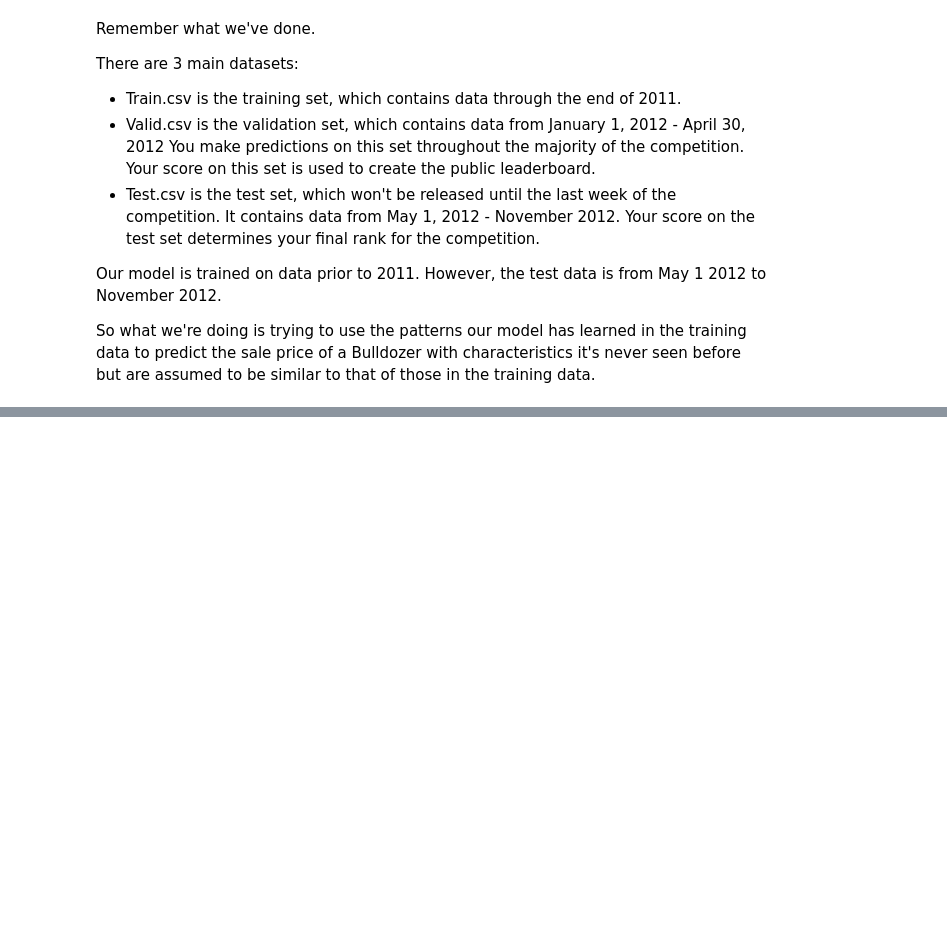
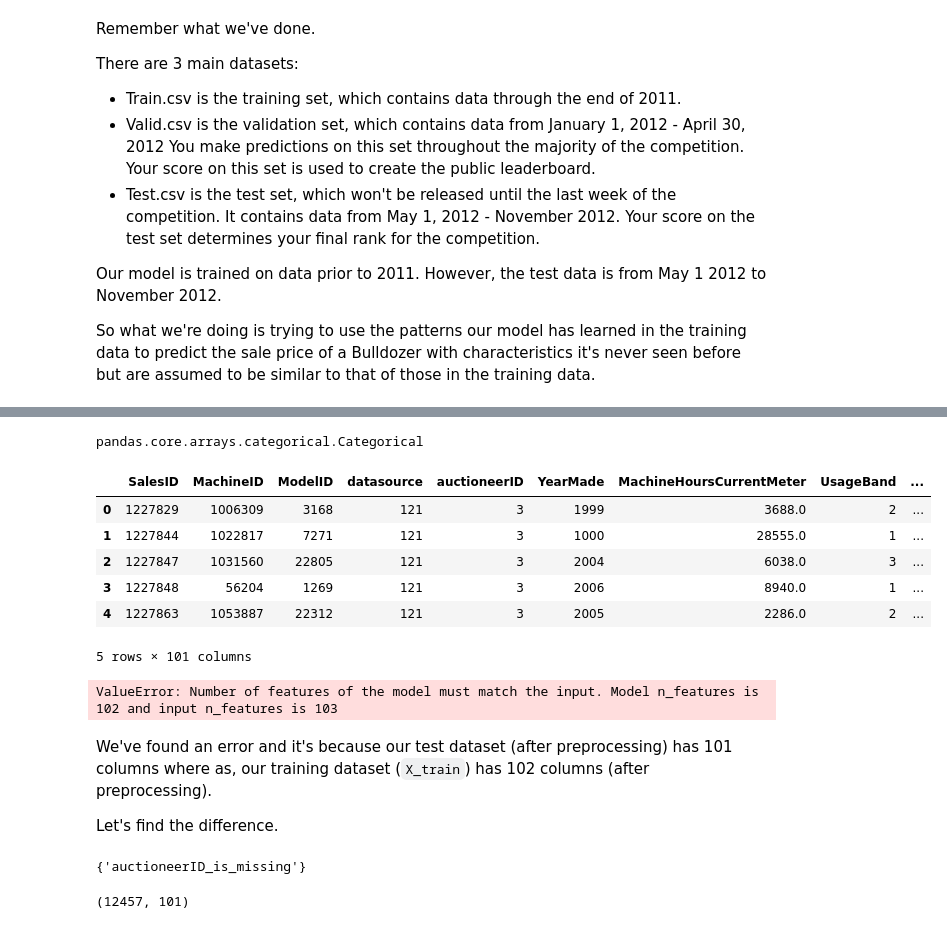
Before and after one commit to Shubhranshu-Malhotra/Bulldozer-Price-Regression-Project, a Jupyter notebook: Bulldozer-Price-Prediction-Modelling_and_experimentation.ipynb, the cells around one changed output, grey strips where cells are left out. Drawn from its saved outputs; the diff is of its cells as text; code cells hidden in the pictures; blank space fills up the shorter version.

Commit message:
Test pridictions done

```diff
--- a/Bulldozer-Price-Prediction-Modelling_and_experimentation.ipynb
+++ b/Bulldozer-Price-Prediction-Modelling_and_experimentation.ipynb
@@ -2307,0 +2375,62 @@ ideal_model.predict(df_test)
+# %%
+def preprocess_data(df):
+    """
+    Returns the preprocessesed the data in required format.
+    """
+     # Add datetime parameters for saledate
+    df["saleYear"] = df.saledate.dt.year
+    df["saleMonth"] = df.saledate.dt.month
+    df["saleDay"] = df.saledate.dt.day
+    df["saleDayOfWeek"] = df.saledate.dt.dayofweek
+    df["saleDayOfYear"] = df.saledate.dt.dayofyear
+
+    # drop the original 'saledate' column
+    df.drop("saledate", axis=1, inplace=True)
+
+    # Fill numeric rows with the median
+    for label, content in df.items():
+        if pd.api.types.is_numeric_dtype(content):
+            if pd.isnull(content).sum():
+                df[label+"_is_missing"] = pd.isnull(content)
+                df[label] = content.fillna(content.median())
+
+        # Turn categorical variables into numbers
+        # We didn't separately convert strings to categories first because the 'pd.Categorical()'' function does that for us
+        if not pd.api.types.is_numeric_dtype(content):
+            df[label+"_is_missing"] = pd.isnull(content)
+            # We add the +1 because pandas encodes missing categories as -1
+            df[label] = pd.Categorical(content).codes+1
+
+    return df
+# %%
+type(pd.Categorical(df_test.state))
+# %% [output]
+pandas.core.arrays.categorical.Categorical
+# %%
+df_test = preprocess_data(df_test)
+df_test.head()
+# %% [output]
+|  | SalesID | MachineID | ModelID | datasource | auctioneerID | YearMade | MachineHoursCurrentMeter | UsageBand | ... |
+| 0 | 1227829 | 1006309 | 3168 | 121 | 3 | 1999 | 3688.0 | 2 | ... |
+| 1 | 1227844 | 1022817 | 7271 | 121 | 3 | 1000 | 28555.0 | 1 | ... |
+| 2 | 1227847 | 1031560 | 22805 | 121 | 3 | 2004 | 6038.0 | 3 | ... |
+| 3 | 1227848 | 56204 | 1269 | 121 | 3 | 2006 | 8940.0 | 1 | ... |
+| 4 | 1227863 | 1053887 | 22312 | 121 | 3 | 2005 | 2286.0 | 2 | ... |
+5 rows × 101 columns
+# %%
+test_preds = best_model.predict(df_test)
+# %% [output]
+ValueError: Number of features of the model must match the input. Model n_features is 102 and input n_features is 103
+# %% [markdown]
+We've found an error and it's because our test dataset (after preprocessing) has 101 columns where as, our training dataset (`X_train`) has 102 columns (after preprocessing).
+
+Let's find the difference.
+# %%
+# We can find how the columns differ using sets
+set(X_train.columns) - set(df_test.columns)
+# %% [output]
+{'auctioneerID_is_missing'}
+# %%
+df_test.shape
+# %% [output]
+(12457, 101)
```
Also changed, not shown: parts of 23 cells of this notebook.
